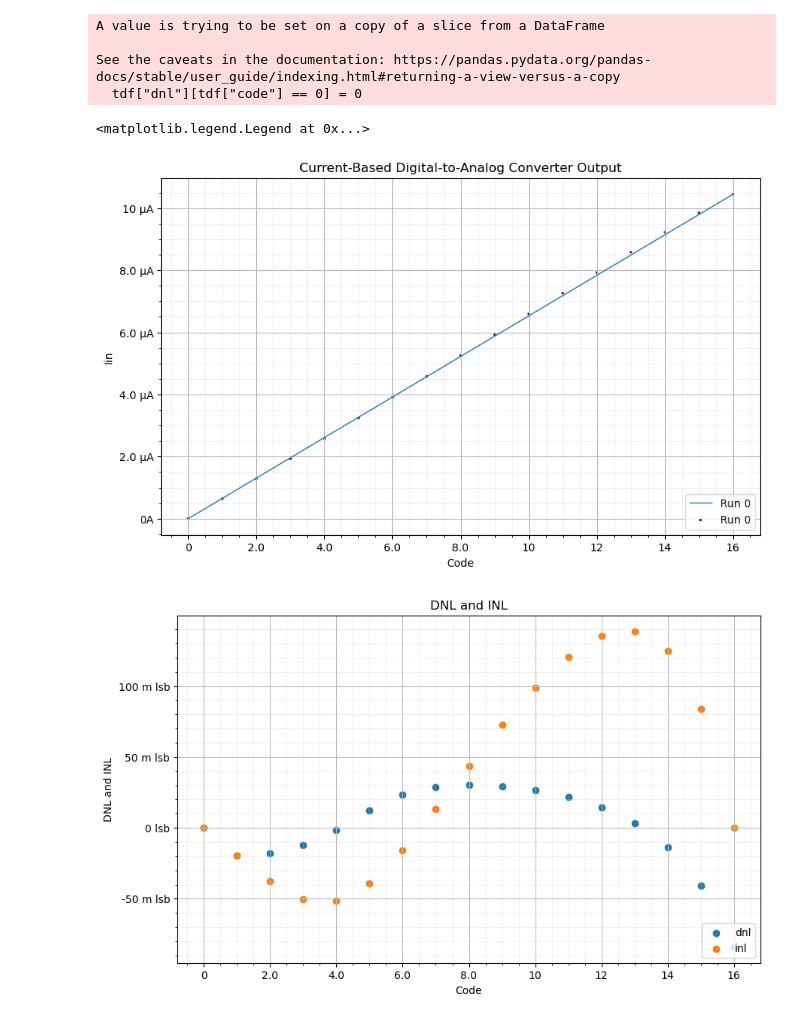
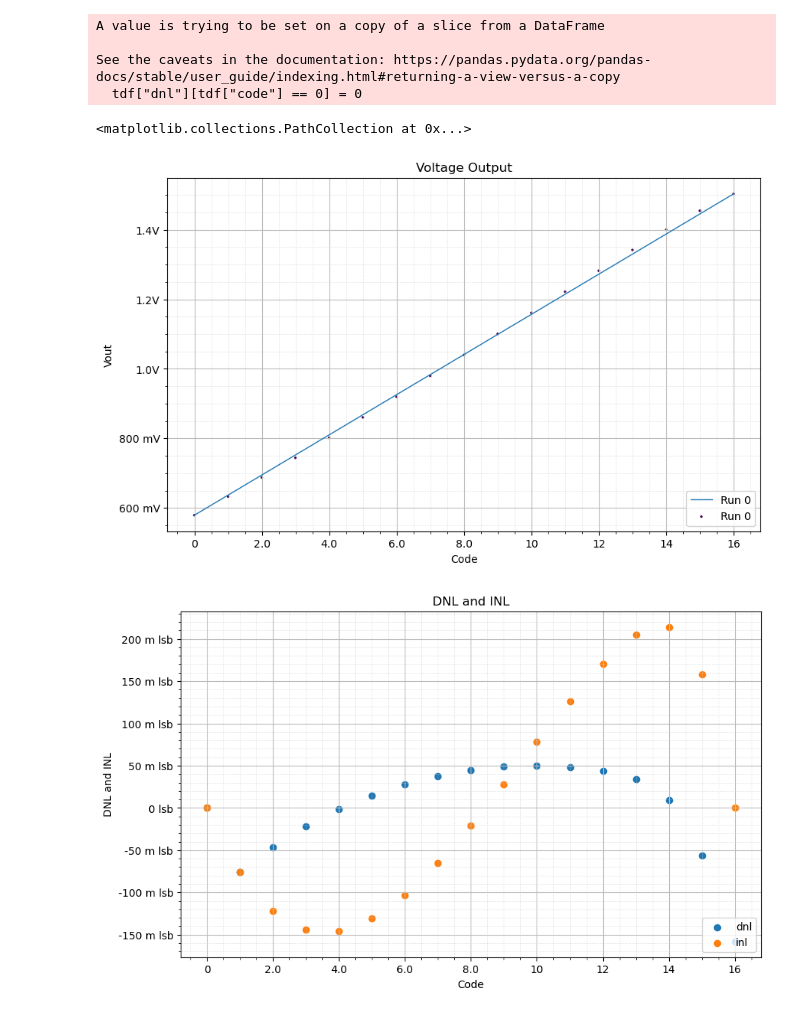
Before and after one commit to ianeyk/magic-dds, a Jupyter notebook: simulations/plot_dac_mc.ipynb, the cells around one changed output. Saved outputs shown, nothing was run; the diff lists cells and outputs as text; code cells hidden in the pictures.

Commit message:
add IV converter stage

```diff
--- a/simulations/plot_dac_mc.ipynb
+++ b/simulations/plot_dac_mc.ipynb
@@ -8,7 +8,8 @@ import mc_helper
 # %%
 n_codes = 17
 mc_simulations = []
-results_dir = "current_steering_dac/4/"
+results_dir = "current_steering_dac/7/"
+using_vout = True
 
 for filenum, filename in enumerate(os.listdir(results_dir)):
     df = pd.read_csv(os.path.join(results_dir, filename), delimiter = "\s+")
@@ -17,7 +18,10 @@ for filenum, filename in enumerate(os.listdir(results_dir)):
     print()
 
 # yes  code  v(D1)   v(D1b)       i(viin)     i(vidump)
-    df.rename({"v(D1)": "vD1", "v(D1b)": "vD1b", "i(viin)": "Iin", "i(vidump)": "Idump"}, axis = "columns", inplace = True)
+    if using_vout:
+        df.rename({"v(D1)": "vD1", "v(D1b)": "vD1b", "v(vout)": "Iin", "i(vidump)": "Idump"}, axis = "columns", inplace = True) # use Vout as the thing to plot
+    else:
+        df.rename({"v(D1)": "vD1", "v(D1b)": "vD1b", "i(viin)": "Iin", "i(vidump)": "Idump"}, axis = "columns", inplace = True)
     df["mc_run"] = filenum
 
     df.sort_values("code", inplace = True)
@@ -30,13 +34,16 @@ print(tdf.head(3))
 print()
 
 plt.figure(figsize = (10, 6))
-mc_helper.axes_labels("Code", "", "Iin", "A", "Current-Based Digital-to-Analog Converter Output")
+if using_vout:
+    mc_helper.axes_labels("Code", "", "Vout", "V", "Voltage Output")
+else:
+    mc_helper.axes_labels("Code", "", "Iin", "A", "Current-Based Digital-to-Analog Converter Output")
 mc_helper.make_grids()
 
 Iin_for_max_code = np.mean(tdf["Iin"][tdf["code"] == max(tdf["code"])])
 # Iin_for_max_code = 10e-6
-# Iin_for_min_code = np.mean(tdf["Iin"][tdf["code"] == min(tdf["code"])+1])
-Iin_for_min_code = 0
+Iin_for_min_code = np.mean(tdf["Iin"][tdf["code"] == min(tdf["code"])])
+# Iin_for_min_code = 0
 
 lsb = (Iin_for_max_code - Iin_for_min_code) / (n_codes - 1)
 tdf["Iin_ideal"] = lsb * tdf["code"] + Iin_for_min_code
@@ -71,6 +78,12 @@ plt.scatter(tdf["code"], tdf["inl"], label = "inl")
 plt.legend(loc = "lower right")
 # plt.xlim(2, 127)
 # plt.ylim(-50, 50)
+
+plt.figure(figsize = (10, 6))
+mc_helper.axes_labels("Code", "", "Idump", "A", "Secondary Current Idump")
+mc_helper.make_grids()
+
+plt.scatter(tdf["code"], tdf["Idump"], label = "Idump")
 # %% [output]
 Raw dataframe:
    yes  code         v(D1)         v(D2)         v(d3)         v(d4)  \
@@ -92,7 +105,7 @@ Combined dataframe:
 A value is trying to be set on a copy of a slice from a DataFrame
 
 See the caveats in the documentation: https://pandas.pydata.org/pandas-docs/stable/user_guide/indexing.html#returning-a-view-versus-a-copy
   tdf["dnl"][tdf["code"] == 0] = 0
-<matplotlib.legend.Legend at 0x...>
+<matplotlib.collections.PathCollection at 0x...>
-[figure, old version]
+[figure, new version]
-[figure, old version]
+[figure, new version]
```
Also changed, not shown: parts of 1 cell of this notebook, 8 other files.
